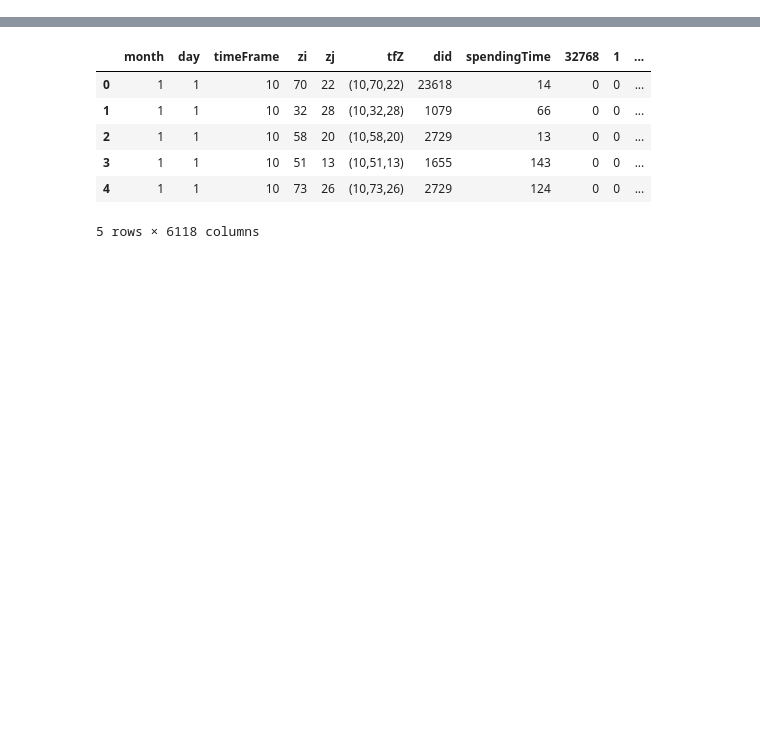
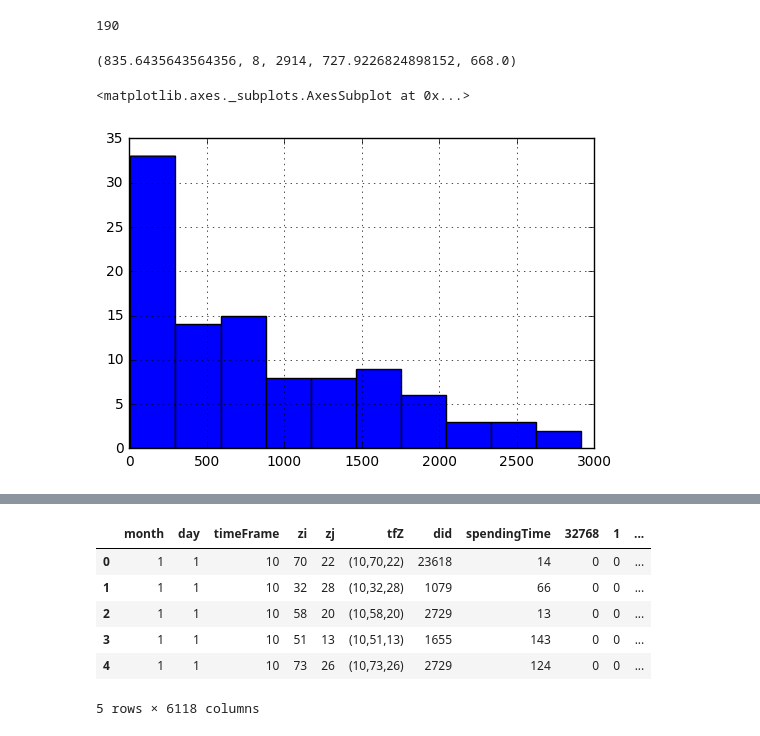
Before and after one commit to PeterGCM/taxi_projects, a Jupyter notebook: community_analysis/z_notebooks/b_regression_example.ipynb, the cells around one changed output, grey strips where cells are left out. Cells and saved outputs as stored; diff of their text form; code cells hidden in the pictures; blank space fills up the shorter version.

```diff
--- a/community_analysis/z_notebooks/b_regression_example.ipynb
+++ b/community_analysis/z_notebooks/b_regression_example.ipynb
@@ -49,0 +60,18 @@ df = pd.read_csv('%s/%s2009-%d.csv' % (tfZ_TP_dpath, tfZ_TP_prefix, reducerID))
+# %%
+df['mmdd'] = df.apply(lambda x: '%02d%02d' % (x['month'], x['day']), axis=1)
+# %%
+len(set(df['mmdd']))
+# %% [output]
+190
+# %%
+numTripsYear = df.groupby(['did']).count().reset_index()['month']
+# %%
+numTripsYear.mean(), numTripsYear.min(), numTripsYear.max(), numTripsYear.std(), numTripsYear.median()
+# %% [output]
+(835.6435643564356, 8, 2914, 727.9226824898152, 668.0)
+# %%
+%matplotlib inline
+numTripsYear.hist()
+# %% [output]
+<matplotlib.axes._subplots.AxesSubplot at 0x...>
+[figure, added]
```
Also changed, not shown: parts of 3 cells of this notebook, 12 other files.
